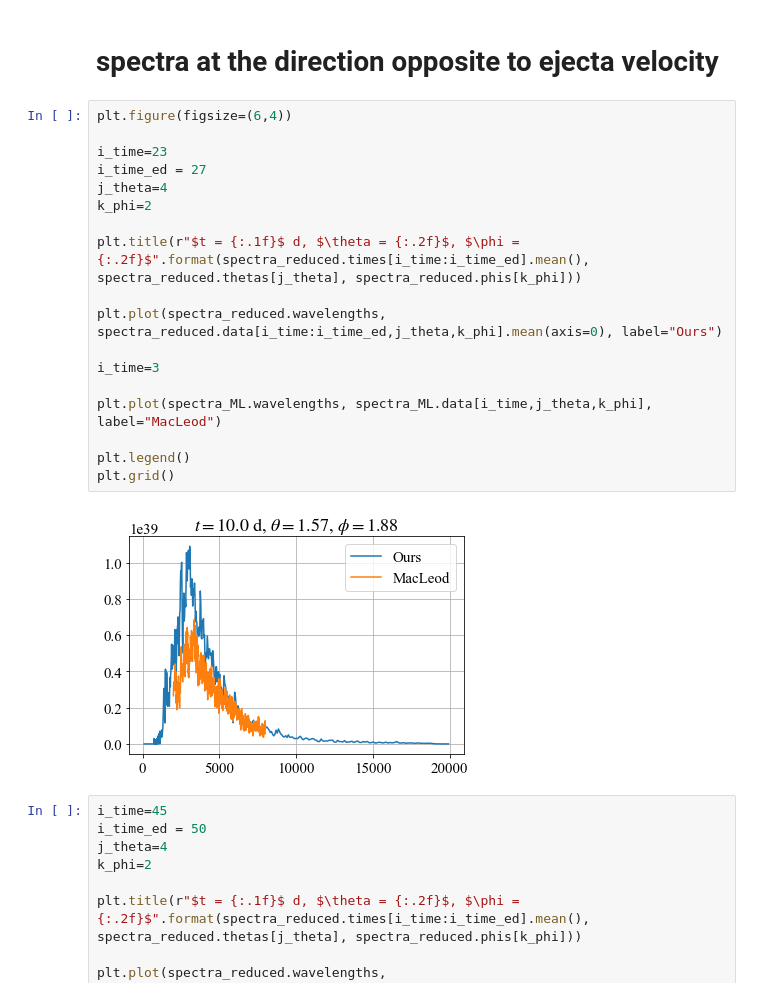
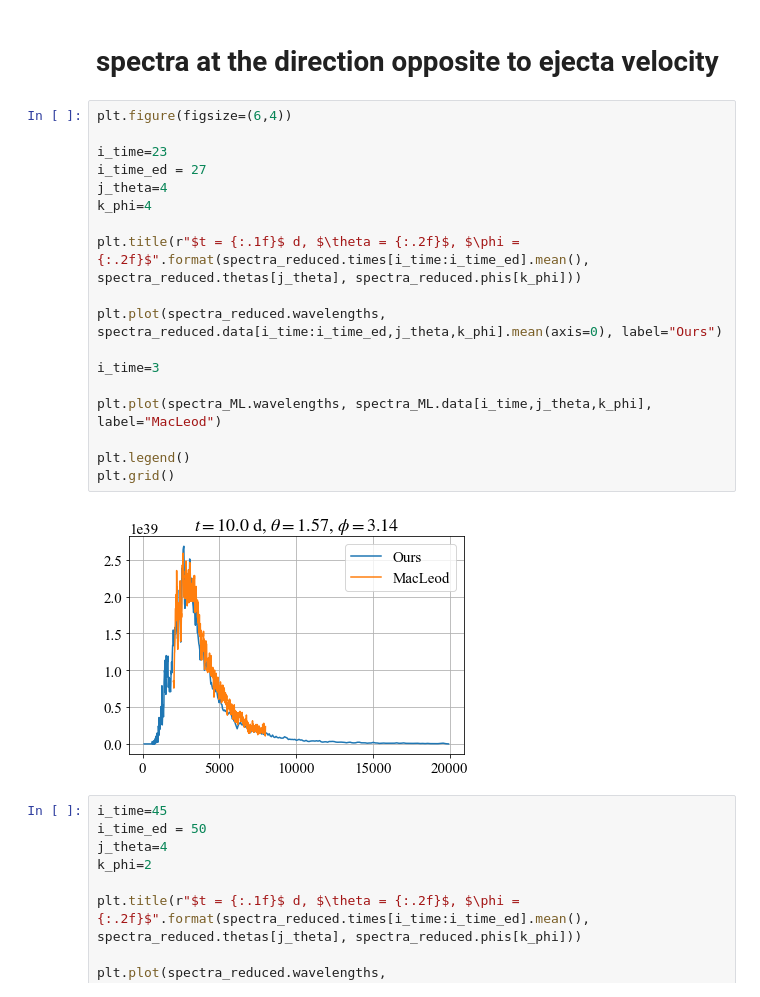
Before and after one commit to KjrKwn/photons, a Jupyter notebook: analysis/python/plot.ipynb, the cells around one changed output. Saved outputs shown, nothing was run; the diff lists cells and outputs as text.

```diff
--- a/analysis/python/plot.ipynb
+++ b/analysis/python/plot.ipynb
@@ -218,23 +292,23 @@ Text(0.5, 1.0, 'solid: ours, dotted: MacLeod')
 # %%
 plt.figure(figsize=(6,4))
 
 i_time=23
 i_time_ed = 27
 j_theta=4
-k_phi=2
+k_phi=4
 
 plt.title(r"$t = {:.1f}$ d, $\theta = {:.2f}$, $\phi = {:.2f}$".format(spectra_reduced.times[i_time:i_time_ed].mean(), spectra_reduced.thetas[j_theta], spectra_reduced.phis[k_phi]))
 
 plt.plot(spectra_reduced.wavelengths, spectra_reduced.data[i_time:i_time_ed,j_theta,k_phi].mean(axis=0), label="Ours")
 
 i_time=3
 
 plt.plot(spectra_ML.wavelengths, spectra_ML.data[i_time,j_theta,k_phi], label="MacLeod")
 
 plt.legend()
 plt.grid()
 # %% [output]
-[figure, old version]
+[figure, new version]
 # %%
 i_time=45
 i_time_ed = 50
```
Also changed, not shown: parts of 31 cells of this notebook.
